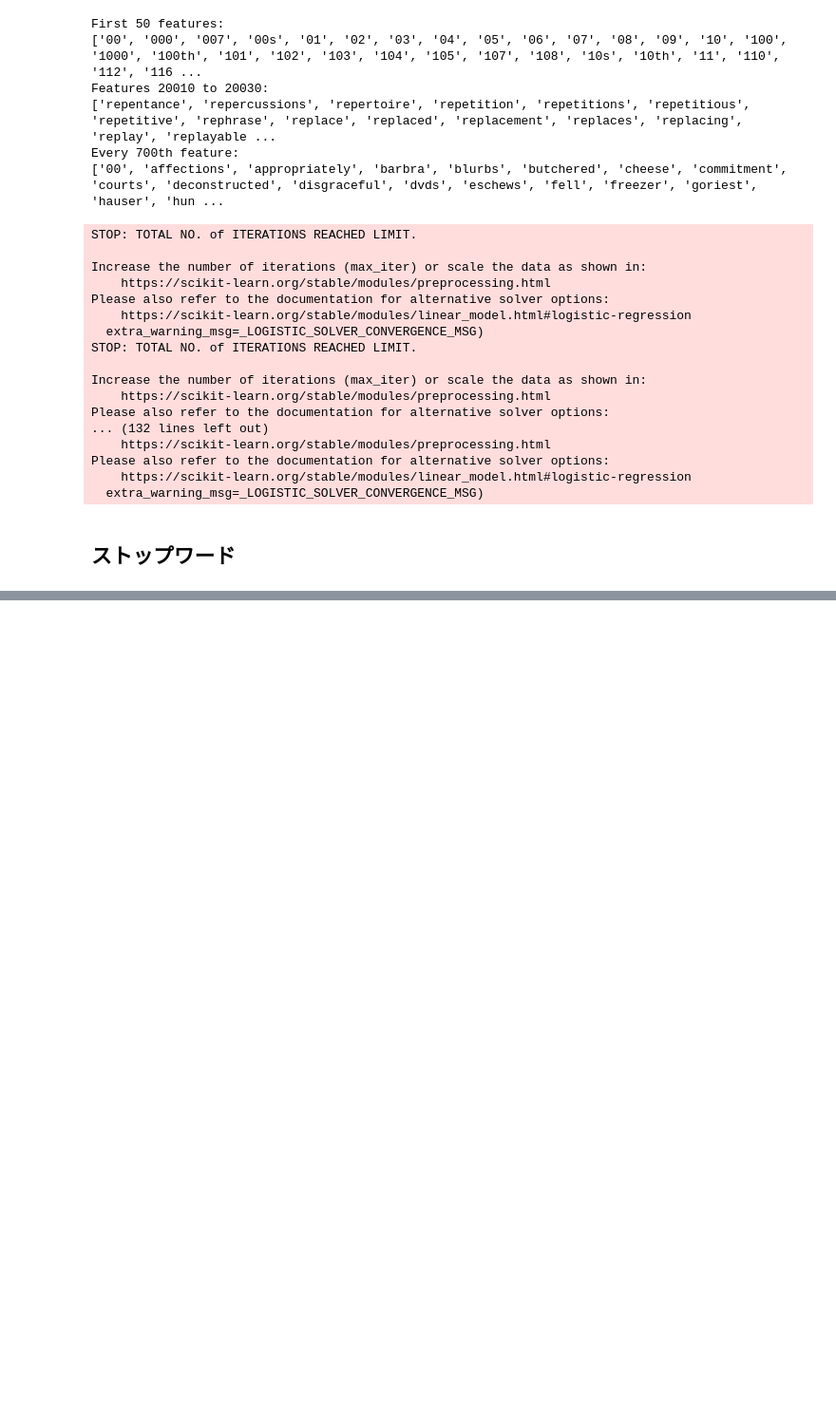
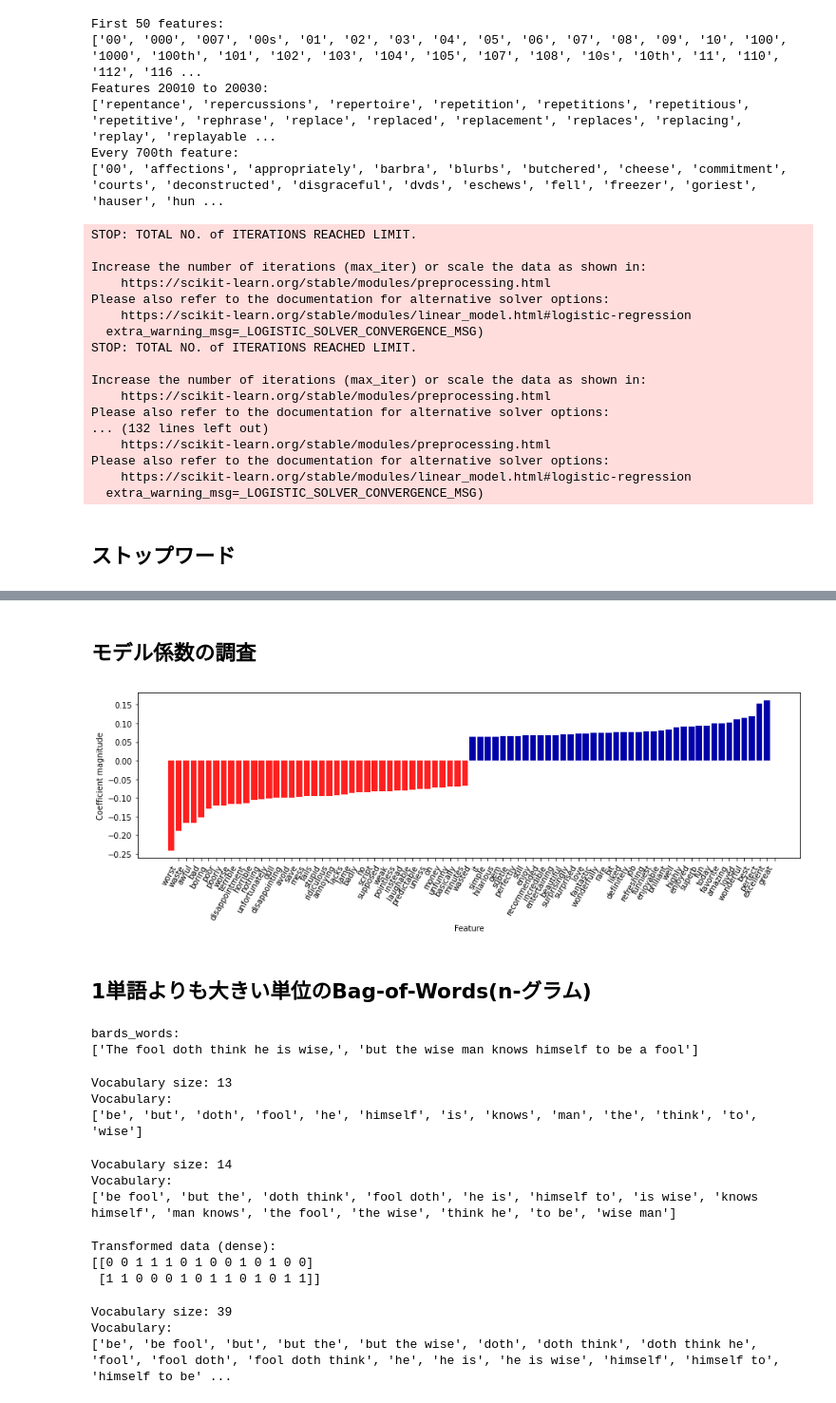
Before and after one commit to keychi25/python-ml, a Jupyter notebook: section7/7-2-.ipynb, the cells around one changed output, grey strips where cells are left out. Shown at 95% size. Saved outputs shown, nothing was run; the diff lists cells and outputs as text; code cells hidden in the pictures; blank space fills up the shorter version.

```diff
--- a/section7/7-2-.ipynb
+++ b/section7/7-2-.ipynb
@@ -241,0 +250,4 @@ print("Every 10th stopword:\n{}".format(list(ENGLISH_STOP_WORDS)[::10]))
+# %%
+vect = CountVectorizer(min_df=5, stop_words="english").fit(text_train)
+X_train = vect.transform(text_train)
+print("X_train with stop words:\n{}".format(repr(X_train)))
@@ -241,0 +258,3 @@ print("Every 10th stopword:\n{}".format(list(ENGLISH_STOP_WORDS)[::10]))
+# %%
+grid = GridSearchCV(LogisticRegression(), param_grid, cv=5)
+grid.fit(X_train, y_train)
@@ -241,0 +287,9 @@ print("Every 10th stopword:\n{}".format(list(ENGLISH_STOP_WORDS)[::10]))
+# %%
+from sklearn.feature_extraction.text import TfidfVectorizer
+from sklearn.pipeline import make_pipeline
+pipe = make_pipeline(TfidfVectorizer(min_df=5, norm=None),
+                     LogisticRegression())
+param_grid = {'logisticregression__C': [0.001, 0.01, 0.1, 1, 10]}
+
+grid = GridSearchCV(pipe, param_grid, cv=5)
+grid.fit(text_train, y_train)
@@ -241,0 +324,12 @@ print("Every 10th stopword:\n{}".format(list(ENGLISH_STOP_WORDS)[::10]))
+# %%
+vectorizer = grid.best_estimator_.named_steps["tfidfvectorizer"]
+# 訓練データセットを変換
+X_train = vectorizer.transform(text_train)
+# それぞれの特徴量のデータセット中での最大値を見つける
+max_value = X_train.max(axis=0).toarray().ravel()
+# 特徴量名を取得
+sorted_by_tfidf = max_value.argsort()
+feature_names = np.array(vectorizer.get_feature_names())
+
+print("Features with lowest tfidf:\n{}".format(feature_names[sorted_by_tfidf[:20]])) # tfidfの低い特徴量
+print("Features with highest tfidf: \n{}".format(feature_names[sorted_by_tfidf[-20:]])) # tfidfの高い特徴量
@@ -241,0 +346,52 @@ print("Every 10th stopword:\n{}".format(list(ENGLISH_STOP_WORDS)[::10]))
+# %% [markdown]
+## モデル係数の調査
+# %%
+import mglearn
+import matplotlib.pyplot as plt
+mglearn.tools.visualize_coefficients(
+    grid.best_estimator_.named_steps["logisticregression"].coef_,
+    feature_names, n_top_features=40
+)
+plt.show()
+# %% [output]
+[figure, added]
+# %% [markdown]
+## 1単語よりも大きい単位のBag-of-Words(n-グラム)
+# %%
+print("bards_words:\n{}".format(bards_words))
+# %% [output]
+bards_words:
+['The fool doth think he is wise,', 'but the wise man knows himself to be a fool']
+# %%
+# unigram
+cv = CountVectorizer(ngram_range=(1, 1)).fit(bards_words)
+print("Vocabulary size: {}".format(len(cv.vocabulary_)))
+print("Vocabulary:\n{}".format(cv.get_feature_names()))
+# %% [output]
+Vocabulary size: 13
+Vocabulary:
+['be', 'but', 'doth', 'fool', 'he', 'himself', 'is', 'knows', 'man', 'the', 'think', 'to', 'wise']
+# %%
+# 連続する二つのトークンだけを見るのでngram_range=(2[最小値], 2[最大値])
+cv = CountVectorizer(ngram_range=(2, 2)).fit(bards_words)
+print("Vocabulary size: {}".format(len(cv.vocabulary_)))
+print("Vocabulary:\n{}".format(cv.get_feature_names()))
+# %% [output]
+Vocabulary size: 14
+Vocabulary:
+['be fool', 'but the', 'doth think', 'fool doth', 'he is', 'himself to', 'is wise', 'knows himself', 'man knows', 'the fool', 'the wise', 'think he', 'to be', 'wise man']
+# %%
+print("Transformed data (dense):\n{}".format(cv.transform(bards_words).toarray()))
+# %% [output]
+Transformed data (dense):
+[[0 0 1 1 1 0 1 0 0 1 0 1 0 0]
+ [1 1 0 0 0 1 0 1 1 0 1 0 1 1]]
+# %%
+# 1トークンから3トークンまでの組み合わせを抽出
+cv = CountVectorizer(ngram_range=(1, 3)).fit(bards_words)
+print("Vocabulary size: {}".format(len(cv.vocabulary_)))
+print("Vocabulary:\n{}".format(cv.get_feature_names()))
+# %% [output]
+Vocabulary size: 39
+Vocabulary:
+['be', 'be fool', 'but', 'but the', 'but the wise', 'doth', 'doth think', 'doth think he', 'fool', 'fool doth', 'fool doth think', 'he', 'he is', 'he is wise', 'himself', 'himself to', 'himself to be' ...
```
Also changed, not shown: parts of 17 cells of this notebook.
